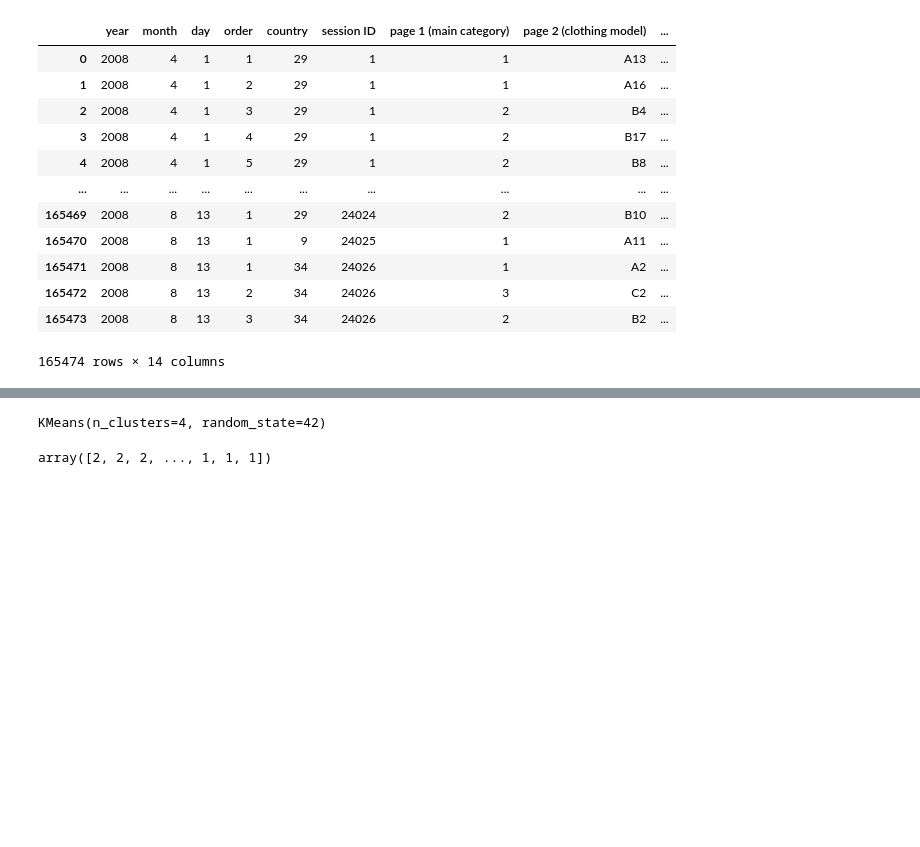
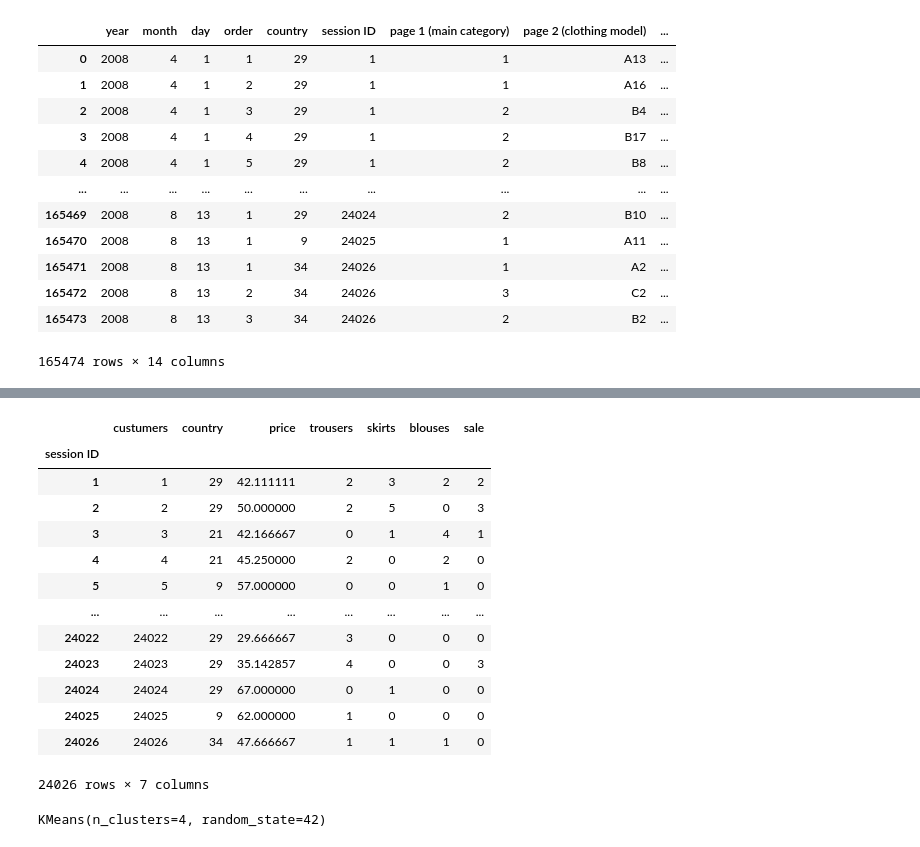
Before and after one commit to DacCute/Kmean-applying, a Jupyter notebook: Process/test.ipynb, the cells around one changed output, grey strips where cells are left out. Drawn from its saved outputs; the diff is of its cells as text; code cells hidden in the pictures; blank space fills up the shorter version.

```diff
--- a/Process/test.ipynb
+++ b/Process/test.ipynb
@@ -45,0 +24,9 @@ product_counts
+# %%
+df = pd.DataFrame(data.groupby('session ID')[['session ID', 'country', 'price']].mean())
+df[['session ID', 'country']] = df[['session ID', 'country']].astype(int)
+df.rename(columns={'session ID': 'custumers'}, inplace= True)
+df[['trousers', 'skirts', 'blouses', 'sale']] = 0
+# %%
+df['price'] = data.groupby('session ID')['price'].mean()
+# %%
+page_1 = ['', 'trousers', 'skirts', 'blouses', 'sale']
@@ -45,0 +39,12 @@ product_counts
+# %%
+cr = 0
+for i, row in df.iterrows():
+    print(i,end= ': ')
+    while data['session ID'].iloc[cr] == row['custumers']:
+        print(cr, end = ' ')
+        row[page_1[data['page 1 (main category)'].iloc[cr]]]  += 1
+        cr += 1
+        if cr == 165474:
+            break
+    df.loc[i,['trousers', 'skirts', 'blouses', 'sale']] = row[['trousers', 'skirts', 'blouses', 'sale']]
+    print(" ")
@@ -46,3 +69,20 @@ product_counts
+# %%
+df
+# %% [output]
+|  | custumers | country | price | trousers | skirts | blouses | sale |
+| session ID |  |  |  |  |  |  |  |
+| 1 | 1 | 29 | 42.111111 | 2 | 3 | 2 | 2 |
+| 2 | 2 | 29 | 50.000000 | 2 | 5 | 0 | 3 |
+| 3 | 3 | 21 | 42.166667 | 0 | 1 | 4 | 1 |
+| 4 | 4 | 21 | 45.250000 | 2 | 0 | 2 | 0 |
+| 5 | 5 | 9 | 57.000000 | 0 | 0 | 1 | 0 |
+| ... | ... | ... | ... | ... | ... | ... | ... |
+| 24022 | 24022 | 29 | 29.666667 | 3 | 0 | 0 | 0 |
+| 24023 | 24023 | 29 | 35.142857 | 4 | 0 | 0 | 3 |
+| 24024 | 24024 | 29 | 67.000000 | 0 | 1 | 0 | 0 |
+| 24025 | 24025 | 9 | 62.000000 | 1 | 0 | 0 | 0 |
+| 24026 | 24026 | 34 | 47.666667 | 1 | 1 | 1 | 0 |
+24026 rows × 7 columns
 # %%
 choose_feature = data[["session ID", "page 1 (main category)", "country", "colour", "price"]]
 # %%
@@ -53,7 +93,2 @@ kmeans.fit(choose_feature)
 # %% [output]
 KMeans(n_clusters=4, random_state=42)
-# %%
-labels = kmeans.labels_
-labels
-# %% [output]
-array([2, 2, 2, ..., 1, 1, 1])
```
Also changed, not shown: parts of 10 cells of this notebook, 2 other files.
